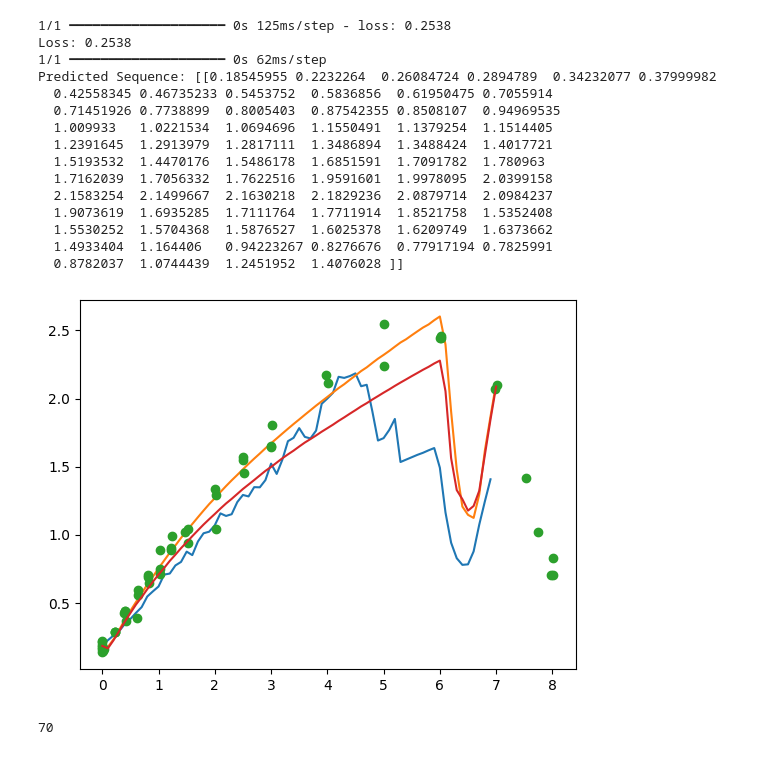
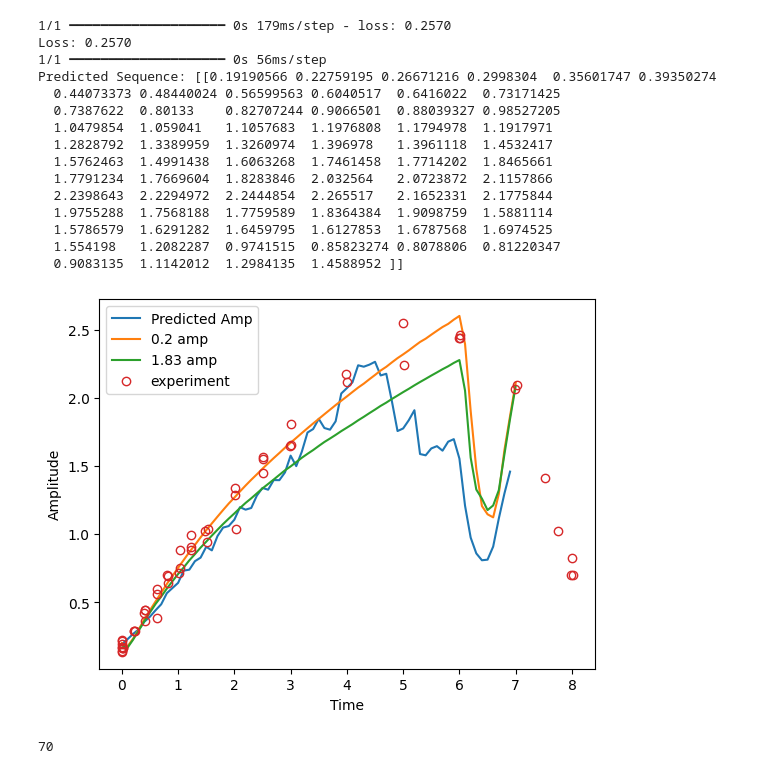
Before and after one commit to Rh027/MachineLearningRMI, a Jupyter notebook: MachineRMI.ipynb, the cells around one changed output. Cells and saved outputs as stored; diff of their text form; code cells hidden in the pictures.

```diff
--- a/MachineRMI.ipynb
+++ b/MachineRMI.ipynb
@@ -50,41 +50,44 @@ model.compile(optimizer='adam',
               loss='mean_squared_error')
 
 # Train the model
-model.fit(X, y, epochs=500, batch_size=1, verbose=0)
+model.fit(X, y, epochs=100, batch_size=1, verbose=0)
 
 # Evaluate the model (optional, since this is usually more relevant for classification)
 loss = model.evaluate(X, y)
 print(f"Loss: {loss:.4f}")
 
 # Predict the sequence of amplitudes for a new initial amplitude
-new_initial_amplitude = np.array([0.183]).reshape(-1, 1)  # Replace with your desired value
+new_initial_amplitude = np.array([0.21]).reshape(-1, 1)  # Replace with your desired value
 predicted_sequence = model.predict(new_initial_amplitude)
 
 print(f"Predicted Sequence: {predicted_sequence}")
 # %% [output]
-1/1 ━━━━━━━━━━━━━━━━━━━━ 0s 125ms/step - loss: 0.2538
-Loss: 0.2538
-1/1 ━━━━━━━━━━━━━━━━━━━━ 0s 62ms/step
-Predicted Sequence: [[0.18545955 0.2232264  0.26084724 0.2894789  0.34232077 0.37999982
-  0.42558345 0.46735233 0.5453752  0.5836856  0.61950475 0.7055914
-  0.71451926 0.7738899  0.8005403  0.87542355 0.8508107  0.94969535
-  1.009933   1.0221534  1.0694696  1.1550491  1.1379254  1.1514405
-  1.2391645  1.2913979  1.2817111  1.3486894  1.3488424  1.4017721
-  1.5193532  1.4470176  1.5486178  1.6851591  1.7091782  1.780963
-  1.7162039  1.7056332  1.7622516  1.9591601  1.9978095  2.0399158
-  2.1583254  2.1499667  2.1630218  2.1829236  2.0879714  2.0984237
-  1.9073619  1.6935285  1.7111764  1.7711914  1.8521758  1.5352408
-  1.5530252  1.5704368  1.5876527  1.6025378  1.6209749  1.6373662
-  1.4933404  1.164406   0.94223267 0.8276676  0.77917194 0.7825991
-  0.8782037  1.0744439  1.2451952  1.4076028 ]]
+1/1 ━━━━━━━━━━━━━━━━━━━━ 0s 179ms/step - loss: 0.2570
+Loss: 0.2570
+1/1 ━━━━━━━━━━━━━━━━━━━━ 0s 56ms/step
+Predicted Sequence: [[0.19190566 0.22759195 0.26671216 0.2998304  0.35601747 0.39350274
+  0.44073373 0.48440024 0.56599563 0.6040517  0.6416022  0.73171425
+  0.7387622  0.80133    0.82707244 0.9066501  0.88039327 0.98527205
+  1.0479854  1.059041   1.1057683  1.1976808  1.1794978  1.1917971
+  1.2828792  1.3389959  1.3260974  1.396978   1.3961118  1.4532417
+  1.5762463  1.4991438  1.6063268  1.7461458  1.7714202  1.8465661
+  1.7791234  1.7669604  1.8283846  2.032564   2.0723872  2.1157866
+  2.2398643  2.2294972  2.2444854  2.265517   2.1652331  2.1775844
+  1.9755288  1.7568188  1.7759589  1.8364384  1.9098759  1.5881114
+  1.5786579  1.6291282  1.6459795  1.6127853  1.6787568  1.6974525
+  1.554198   1.2082287  0.9741515  0.85823274 0.8078806  0.81220347
+  0.9083135  1.1142012  1.2984135  1.4588952 ]]
 # %%
-plt.plot(amp02[0:70,0],predicted_sequence[0])
-plt.plot(amp02[:,0],amp02[:,1])
-plt.plot(cj[:,0],cj[:,1],'o')
-plt.plot(amp183[:,0],amp183[:,1])
+plt.plot(amp02[0:70,0],predicted_sequence[0],label="Predicted Amp")
+plt.plot(amp02[:,0],amp02[:,1],label="0.2 amp")
+plt.plot(amp183[:,0],amp183[:,1],label="1.83 amp")
+plt.plot(cj[:,0],cj[:,1],'o',mfc="none",label="experiment")
+plt.xlabel("Time")
+plt.ylabel("Amplitude")
+plt.legend()
 plt.plot()
 plt.show()
 print(len(predicted_sequence[0]))
 # %% [output]
-[figure, old version]
+[figure, new version]
 70
```
